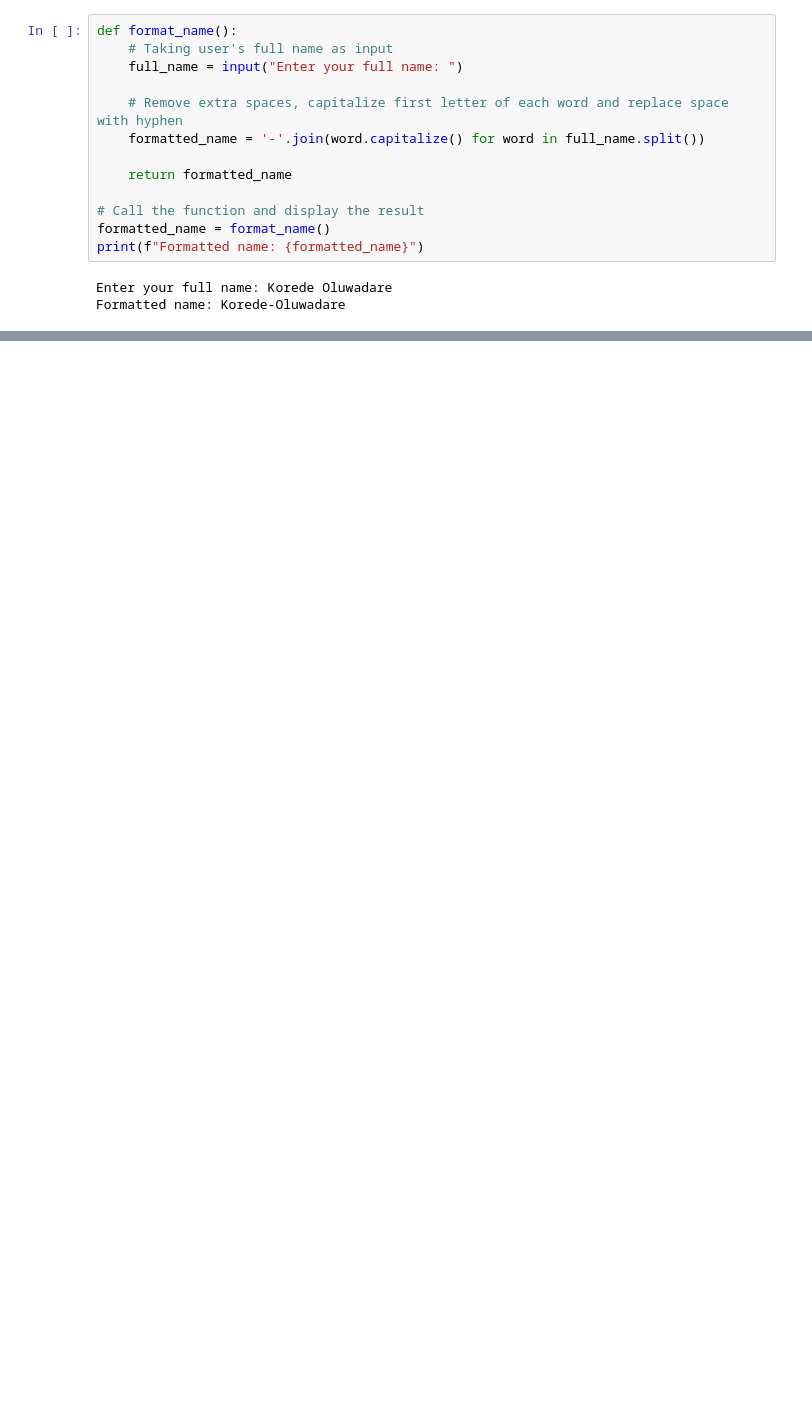
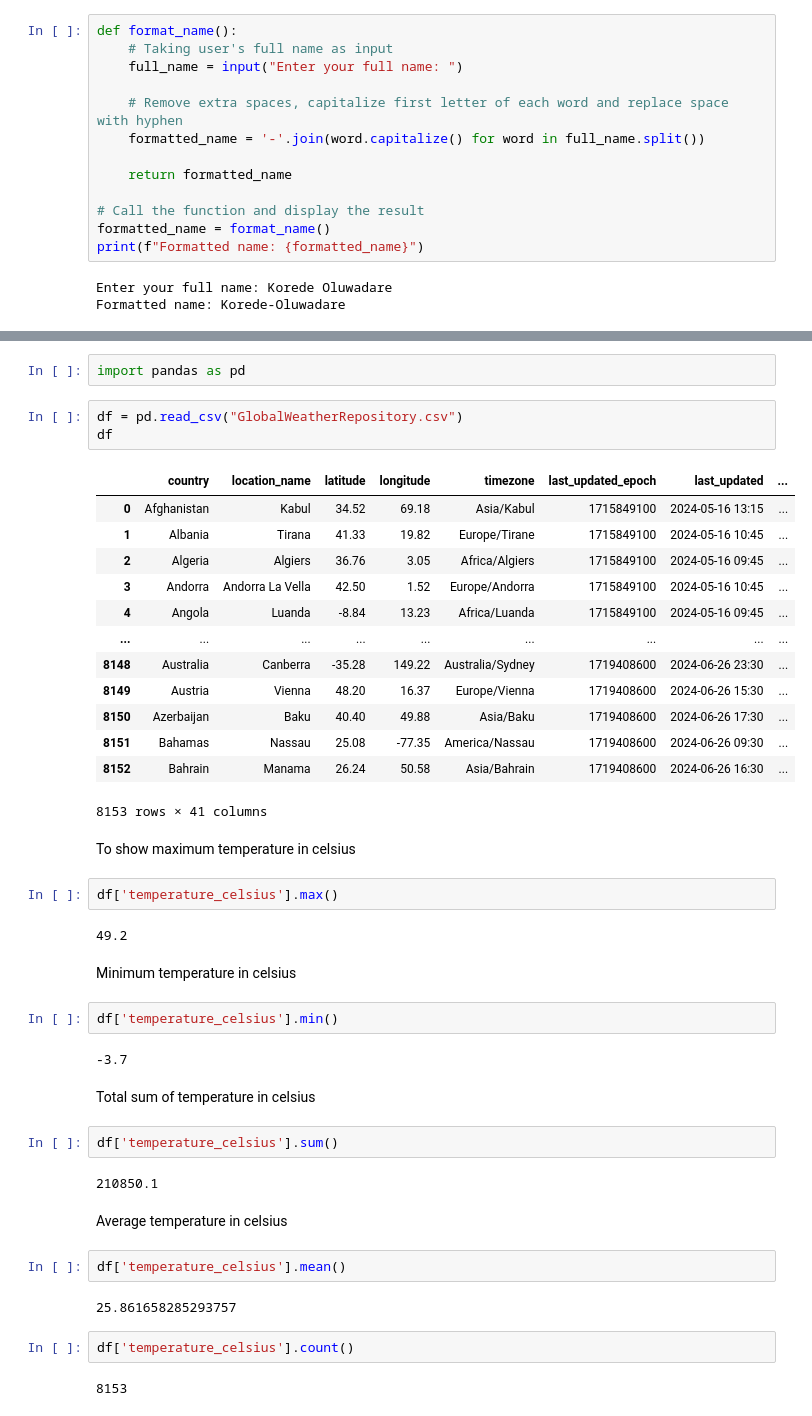
Before and after one commit to KoreDare/Python_Bootcamp, a Jupyter notebook: Python_Basics.ipynb, the cells around one changed output, grey strips where cells are left out. Saved outputs shown, nothing was run; the diff lists cells and outputs as text; blank space fills up the shorter version.

```diff
--- a/Python_Basics.ipynb
+++ b/Python_Basics.ipynb
@@ -670,0 +726,47 @@ Formatted name: Korede-Oluwadare
+# %%
+import pandas as pd
+# %%
+df = pd.read_csv("GlobalWeatherRepository.csv")
+df
+# %% [output]
+|  | country | location_name | latitude | longitude | timezone | last_updated_epoch | last_updated | ... |
+| 0 | Afghanistan | Kabul | 34.52 | 69.18 | Asia/Kabul | 1715849100 | 2024-05-16 13:15 | ... |
+| 1 | Albania | Tirana | 41.33 | 19.82 | Europe/Tirane | 1715849100 | 2024-05-16 10:45 | ... |
+| 2 | Algeria | Algiers | 36.76 | 3.05 | Africa/Algiers | 1715849100 | 2024-05-16 09:45 | ... |
+| 3 | Andorra | Andorra La Vella | 42.50 | 1.52 | Europe/Andorra | 1715849100 | 2024-05-16 10:45 | ... |
+| 4 | Angola | Luanda | -8.84 | 13.23 | Africa/Luanda | 1715849100 | 2024-05-16 09:45 | ... |
+| ... | ... | ... | ... | ... | ... | ... | ... | ... |
+| 8148 | Australia | Canberra | -35.28 | 149.22 | Australia/Sydney | 1719408600 | 2024-06-26 23:30 | ... |
+| 8149 | Austria | Vienna | 48.20 | 16.37 | Europe/Vienna | 1719408600 | 2024-06-26 15:30 | ... |
+| 8150 | Azerbaijan | Baku | 40.40 | 49.88 | Asia/Baku | 1719408600 | 2024-06-26 17:30 | ... |
+| 8151 | Bahamas | Nassau | 25.08 | -77.35 | America/Nassau | 1719408600 | 2024-06-26 09:30 | ... |
+| 8152 | Bahrain | Manama | 26.24 | 50.58 | Asia/Bahrain | 1719408600 | 2024-06-26 16:30 | ... |
+8153 rows × 41 columns
+# %% [markdown]
+To show maximum temperature in celsius
+# %%
+df['temperature_celsius'].max()
+# %% [output]
+49.2
+# %% [markdown]
+Minimum temperature in celsius
+# %%
+df['temperature_celsius'].min()
+# %% [output]
+-3.7
+# %% [markdown]
+Total sum of temperature in celsius
+# %%
+df['temperature_celsius'].sum()
+# %% [output]
+210850.1
+# %% [markdown]
+Average temperature in celsius
+# %%
+df['temperature_celsius'].mean()
+# %% [output]
+25.861658285293757
+# %%
+df['temperature_celsius'].count()
+# %% [output]
+8153
```
Also changed, not shown: parts of 7 cells of this notebook.
